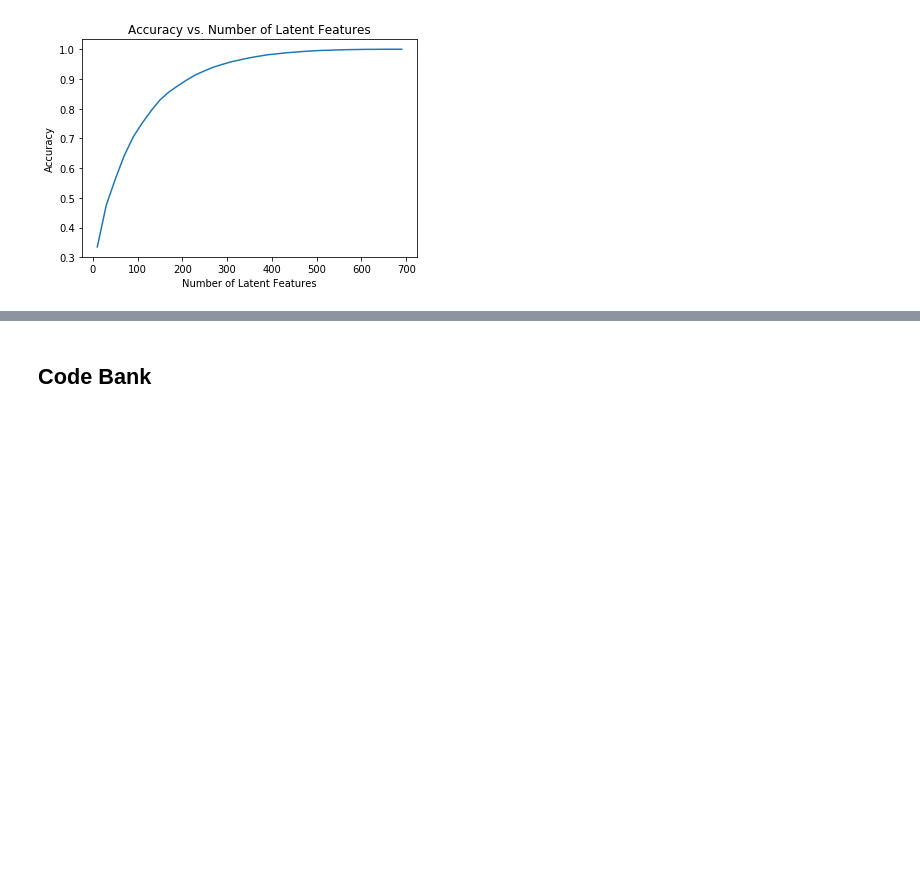
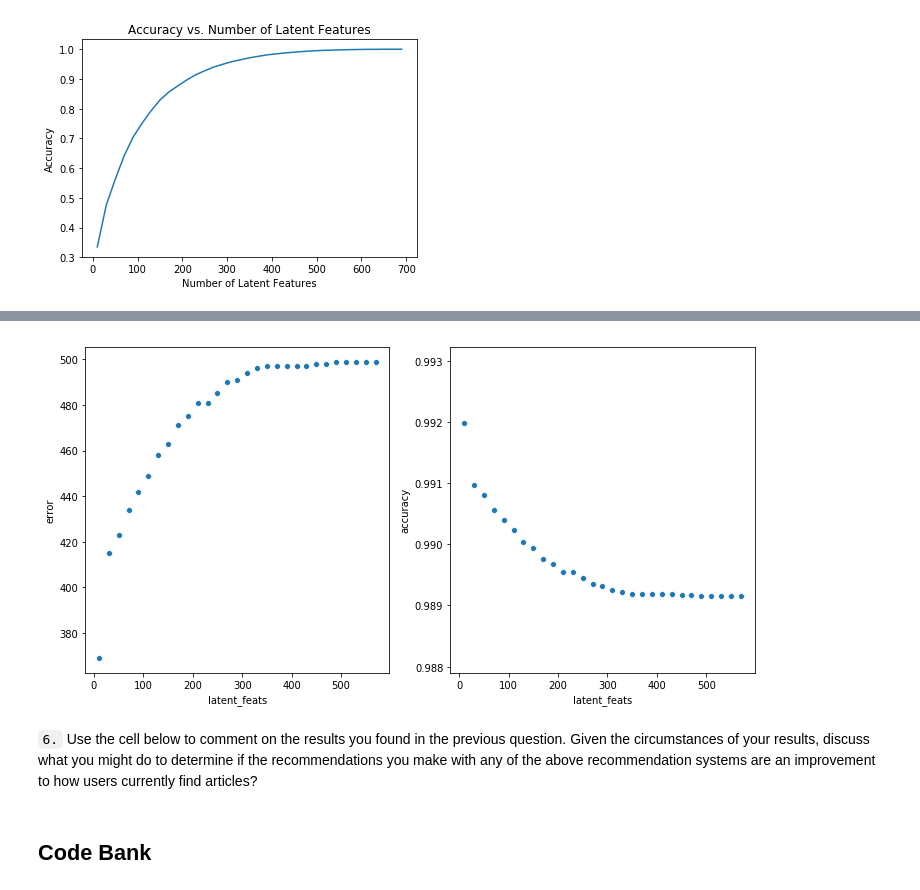
Before and after one commit to bvcmartins/recommendations_IBM, a Jupyter notebook: recommendations.ipynb, the cells around one changed output, grey strips where cells are left out. Saved outputs shown, nothing was run; the diff lists cells and outputs as text; code cells hidden in the pictures; blank space fills up the shorter version.

Commit message:
added SVD analysis with new user_item matrix

```diff
--- a/recommendations.ipynb
+++ b/recommendations.ipynb
@@ -1152,0 +1288,6 @@ plt.title('Accuracy vs. Number of Latent Features');
+# %%
+user_item_est = np.around(np.dot(np.dot(u_new,s_new), vt_new))
+#user_item_est[np.arange(len(user_item_est)), users_in_train_test]
+#a[np.arange(len(a)), lst]
+user_item_est_select = np.array([user_item_est[i] for i in users_in_train_test])
+user_item_est_select.shape, user_item_est.shape
@@ -1152,0 +1296,4 @@ plt.title('Accuracy vs. Number of Latent Features');
+# %%
+user_item_est_select = np.array([user_item_est[i] for i in users_in_train_test if i < user_item_est.shape[0]])
+user_item_est.shape
+user_item_test_select.query('index < @user_item_est.shape[0]')
@@ -1152,0 +1320,10 @@ plt.title('Accuracy vs. Number of Latent Features');
+# %%
+def svd_error_train_test(x):
+    s_new, u_new, vt_new = np.diag(s[:x]), u[:, :x], vt[:x, :]
+    user_item_est = np.around(np.dot(np.dot(u_new,s_new), vt_new))
+    user_item_est_select = np.array([user_item_est[i] for i in users_in_train_test if i < user_item_est.shape[0]])
+    #print(user_item_est_select.shape)
+    user_item_test_select = user_item_test.query('index < @user_item_est.shape[0]')
+    #print(user_item_est_select.shape, user_item_test_select.shape)
+    diff = np.subtract(user_item_test_select, user_item_est_select)
+    return np.sum(np.sum(np.abs(diff)))
@@ -1153,3 +1332,15 @@ plt.title('Accuracy vs. Number of Latent Features');
+# %%
+svd_df = pd.DataFrame(np.arange(10, 590, 20), columns=['latent_feats'])
+svd_df['error'] = svd_df.latent_feats.apply(lambda x: svd_error_train_test(x))
+svd_df['accuracy'] = svd_df.error.apply(lambda x: 1 - x/df.shape[0])
+# %%
+fig, [ax1,ax2] = plt.subplots(1,2, figsize=(12,6))
+sns.scatterplot(x = 'latent_feats', y = 'error', data=svd_df, ax=ax1)
+sns.scatterplot(x = 'latent_feats', y = 'accuracy', data=svd_df, ax=ax2);
+# %% [output]
+[figure, added]
+# %% [markdown]
+`6.` Use the cell below to comment on the results you found in the previous question. Given the circumstances of your results, discuss what you might do to determine if the recommendations you make with any of the above recommendation systems are an improvement to how users currently find articles?
 # %% [markdown]
 ## Code Bank
 # %%
```
Also changed, not shown: parts of 22 cells of this notebook, 1 other file.
